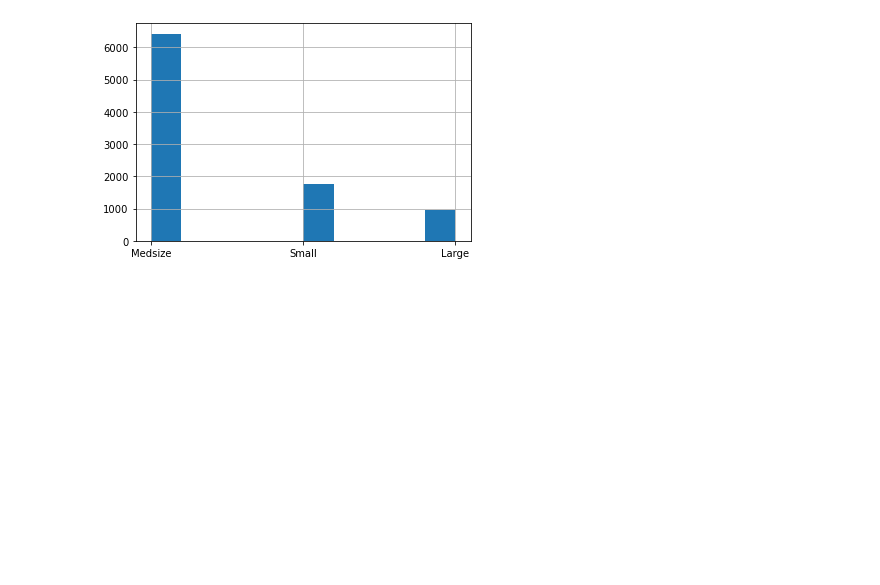
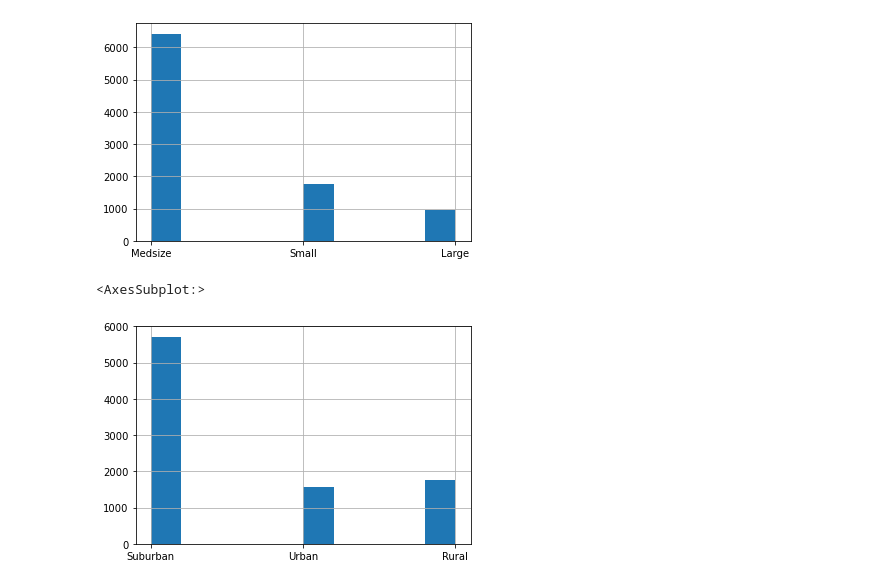
Before and after one commit to ddahiya16/Machine-Learning, a Jupyter notebook: Customer Life Time Value Prediction Model.ipynb, the cells around one changed output. Drawn from its saved outputs; the diff is of its cells as text; code cells hidden in the pictures; blank space fills up the shorter version.

```diff
--- a/Customer Life Time Value Prediction Model.ipynb
+++ b/Customer Life Time Value Prediction Model.ipynb
@@ -185,18 +228,31 @@ df['Renew Offer Type'].hist()
 # %% [output]
 <AxesSubplot:>
 [figure]
+# %%
+df['Renew Offer Type'] = df['Renew Offer Type'].fillna(df['Renew Offer Type'].mode()[0])
 # %%
 df['Sales Channel'].hist()
 # %% [output]
 <AxesSubplot:>
 [figure]
+# %%
+df['Sales Channel'] = df['Sales Channel'].fillna(df['Sales Channel'].mode()[0])
 # %%
 df['Vehicle Class'].hist()
 # %% [output]
 <AxesSubplot:>
 [figure]
+# %%
+df['Vehicle Class'] = df['Vehicle Class'].fillna(df['Vehicle Class'].mode()[0])
 # %%
 df['Vehicle Size'].hist()
 # %% [output]
 <AxesSubplot:>
 [figure]
+# %%
+df['Vehicle Size'] = df['Vehicle Size'].fillna(df['Vehicle Size'].mode()[0])
+# %%
+df['Location Code'].hist()
+# %% [output]
+<AxesSubplot:>
+[figure, added]
```
Also changed, not shown: parts of 30 cells of this notebook, 2 other files.
